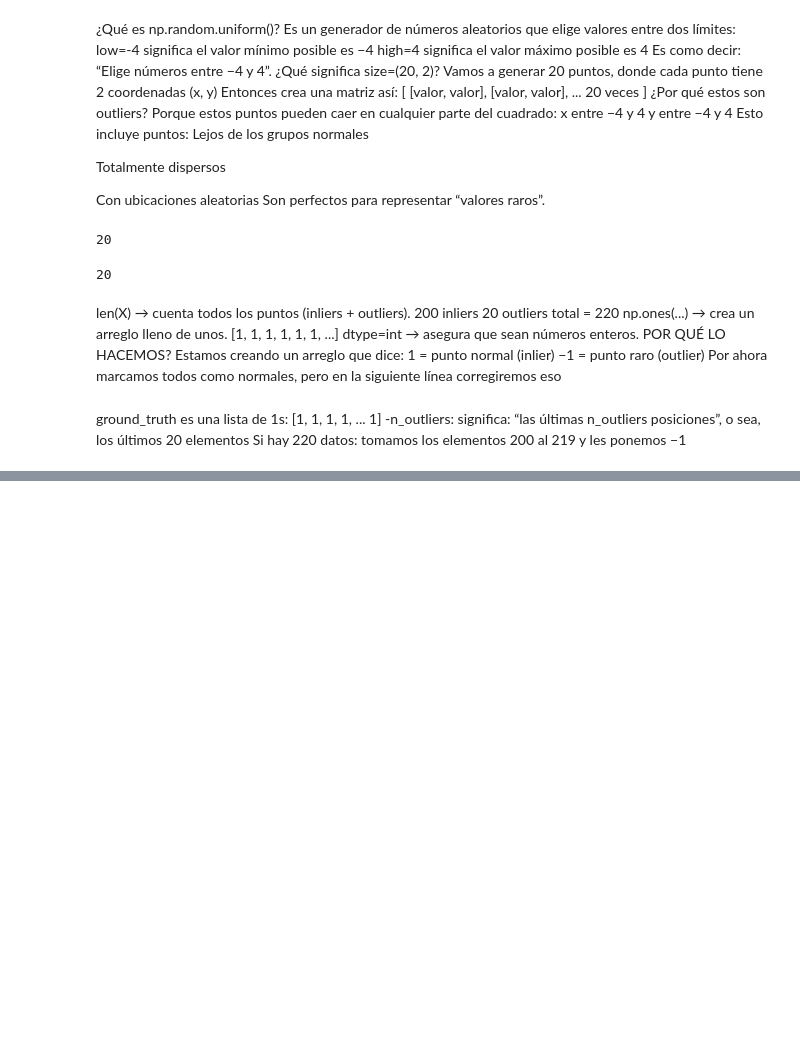
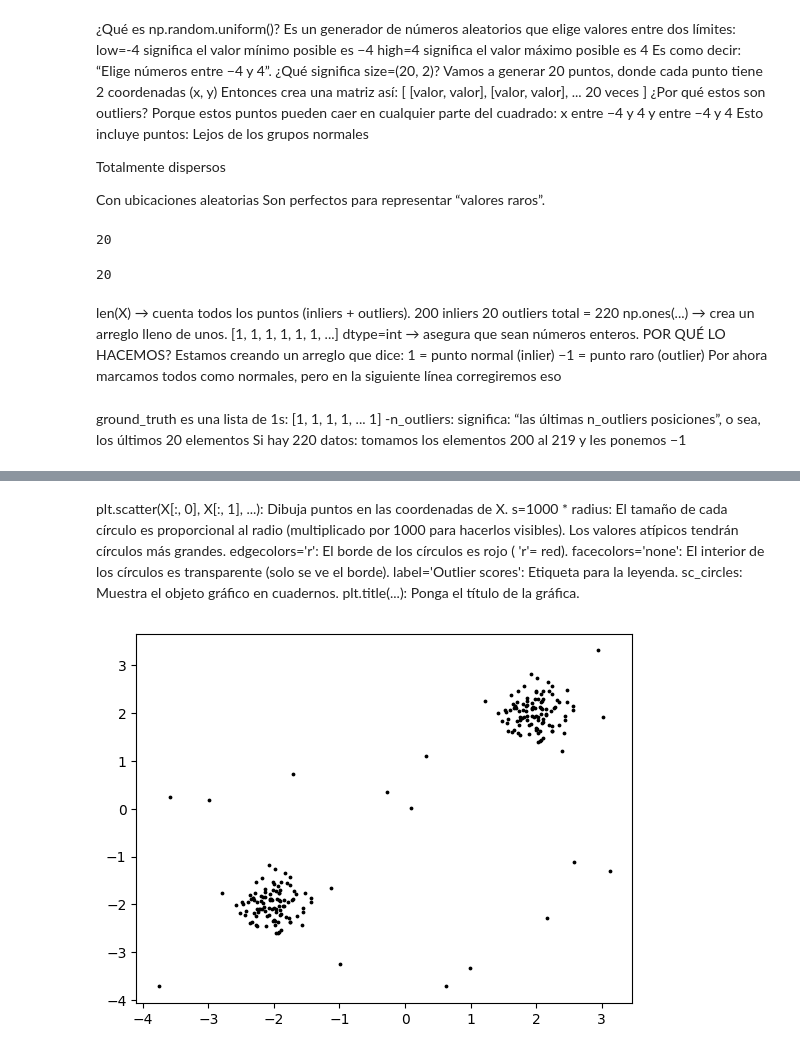
Before and after one commit to jpsilverio1213/evaluaci-n-formativa-2, a Jupyter notebook: Ourliers.ipynb, the cells around one changed output, grey strips where cells are left out. Drawn from its saved outputs; the diff is of its cells as text; code cells hidden in the pictures; blank space fills up the shorter version.

```diff
--- a/Ourliers.ipynb
+++ b/Ourliers.ipynb
@@ -133,0 +165,17 @@ y_pred = clf.fit_predict(X)
+# %% [markdown]
+plt.scatter(X[:, 0], X[:, 1], ...): Dibuja puntos en las coordenadas de X.
+s=1000 * radius: El tamaño de cada círculo es proporcional al radio (multiplicado por 1000 para hacerlos visibles). Los valores atípicos tendrán círculos más grandes.
+edgecolors='r': El borde de los círculos es rojo ( 'r'= red).
+facecolors='none': El interior de los círculos es transparente (solo se ve el borde).
+label='Outlier scores': Etiqueta para la leyenda.
+sc_circles: Muestra el objeto gráfico en cuadernos.
+plt.title(...): Ponga el título de la gráfica.
+# %%
+sc_points = plt.scatter(
+    X[:, 0], X[:, 1],
+    color='k',
+    s=3,
+    label='Data points'
+)
+# %% [output]
+[figure, added]
```
Also changed, not shown: parts of 9 cells of this notebook.
